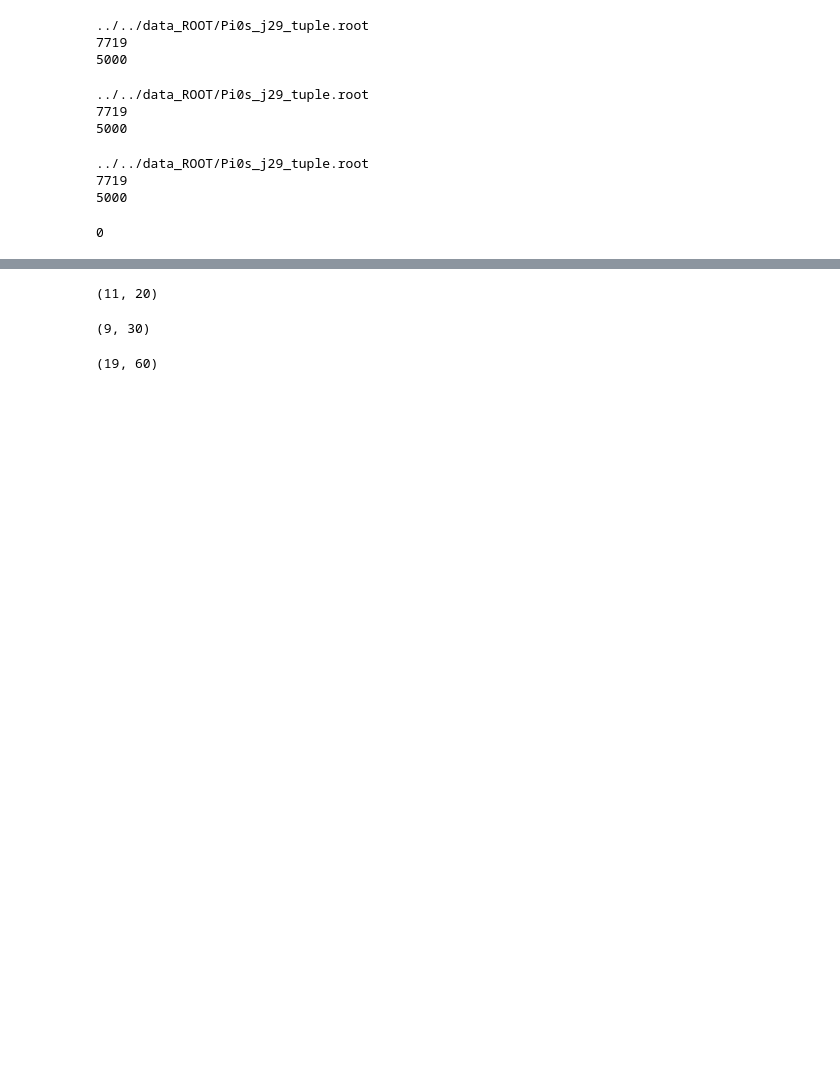
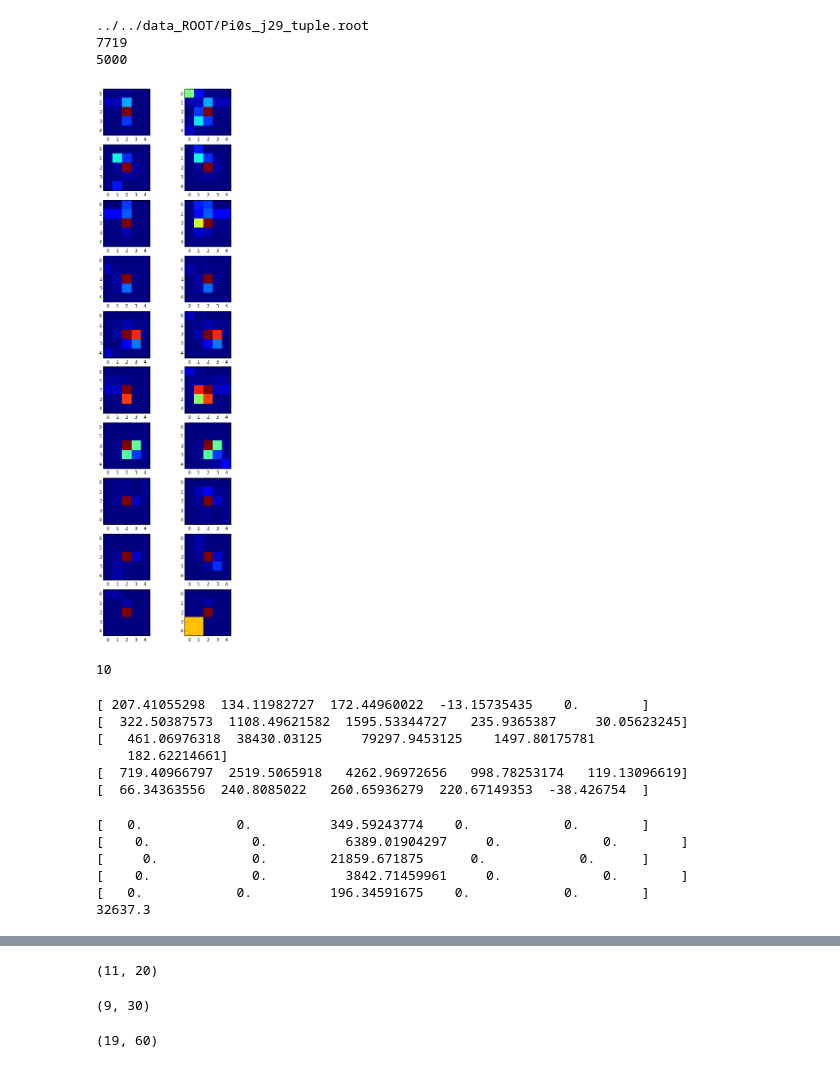
Before and after one commit to sayankotor/ecal_sep, a Jupyter notebook: utils/selecting_from_ROOT_with_hypo-new_select-Copy9(2).ipynb, the cells around one changed output, grey strips where cells are left out. Saved outputs shown, nothing was run; the diff lists cells and outputs as text; code cells hidden in the pictures; blank space fills up the shorter version.

```diff
--- a/utils/selecting_from_ROOT_with_hypo-new_select-Copy9(2).ipynb
+++ b/utils/selecting_from_ROOT_with_hypo-new_select-Copy9(2).ipynb
@@ -237,15 +256,13 @@ def make_sample_new(samples, area, is_photon, need_hypo):   #samples - list of r
             data = root_numpy.root2array(string_,
                                  treename='dumpEcal/BPi0Areas')
         space = areas[area]
+        print space.inner.top
         dataframe = pandas.DataFrame(root_numpy.root2array(string_, treename='dumpEcal/EcalDigis'))
         groups = dataframe.groupby(("eventID","area"))
         dataframe_ps = pandas.DataFrame(root_numpy.root2array(string_, treename='dumpEcal/PSDigis'))
         groups_ps = dataframe_ps.groupby(("eventID","area"))
         print len(data)
         for indd, elem in enumerate(data):
-            i += 1
-            if (i%5000 == 0):
-                print i
             a = np.array(elem[8]).reshape((1,5,5))
             b = np.array(elem[9]).reshape((1,5,5))
             id_ = elem[0]
@@ -263,6 +280,7 @@ def make_sample_new(samples, area, is_photon, need_hypo):   #samples - list of r
                 continue
 
             if(space.OverIn(elem[6], elem[7])): #in
+                #print "in", i
                 n_space = areas[area+1]
                 try:
                     dataframen = groups.get_group((id_,area+1))
@@ -271,9 +289,10 @@ def make_sample_new(samples, area, is_photon, need_hypo):   #samples - list of r
                     continue
                 answ = space.reconstr_param(elem[6], elem[7], 0)
                 for param in answ:
-                    a,b = reconstruct_new(param[0], param[1], param[2], param[3] ,space.outer, n_space.inner, a.reshape((5,5)), b.reshape((5,5)), dataframen,  dataframe1_psn)
+                    a,b = reconstruct_new(param[0], param[1], param[2], param[3] ,space.inner, n_space.outer, a.reshape((5,5)), b.reshape((5,5)), dataframen,  dataframe1_psn, 'inv')
 
             elif(space.OverOut(elem[6], elem[7])): #out
+                #print "out", elem[6], elem[7]
                 n_space = areas[area-1]
                 try:
                     dataframen = groups.get_group((id_,area-1))
@@ -283,8 +302,10 @@ def make_sample_new(samples, area, is_photon, need_hypo):   #samples - list of r
                 answ = space.reconstr_param(elem[6], elem[7], 1)
                 for param in answ:
                     a,b = reconstruct_new(param[0], param[1], param[2], param[3] ,space.outer, n_space.inner, a.reshape((5,5)), b.reshape((5,5)), dataframen,  dataframe1_psn)
-
             if (elem[1] > 2000 and photon > -99):
+                i += 1
+                if (i%5000 == 0):
+                    print i
                 hypo_list.append(photon)
                 square_X_5_All.append(np.concatenate((a.reshape((1,5,5)), b.reshape((1,5,5))), 0))
                 square_y.append(is_photon)
@@ -297,27 +324,3 @@ square_X_5_All1, hypo_list, square_y, energy_list = make_sample(["../../data_ROO
 ../../data_ROOT/Pi0s_j29_tuple.root
 7719
 5000
-# %%
-square_X_5_All3, hypo_list, square_y, energy_list = make_sample_new(["../../data_ROOT/Pi0s_j29_tuple.root"],1,0,1)
-# %% [output]
-../../data_ROOT/Pi0s_j29_tuple.root
-7719
-5000
-# %%
-square_X_5_All2, hypo_list, square_y, energy_list = make_sample_new(["../../data_ROOT/Pi0s_j29_tuple.root"],1,0,1)
-# %% [output]
-../../data_ROOT/Pi0s_j29_tuple.root
-7719
-5000
-# %%
-err = 0
-for ind in range(len(square_X_5_All2)):
-    if (np.sum(square_X_5_All2[ind][0])!=np.sum(square_X_5_All3[ind][0])):
-        err += 1
-        if (err < 10):
-            print square_X_5_All2[ind][0]
-            print square_X_5_All3[ind][0]
-            print " "
-print err
-# %% [output]
-0
@@ -323,0 +339,39 @@ print err
+# %%
+err = 0
+plt.figure(figsize = [6,22])
+i = 0
+for ind in range(len(square_X_5_All1)):
+    if (np.sum(square_X_5_All1[ind][0]) != np.sum(square_X_5_All2[ind][0]) and err < 10):
+        i = i + 1
+        plt.subplot(10, 2, i)
+        plt.imshow(square_X_5_All1[ind][0].reshape(5,5), interpolation = 'nearest')
+        i = i + 1
+        plt.subplot(10, 2, i)
+        plt.imshow(square_X_5_All2[ind][0].reshape(5,5), interpolation = 'nearest')
+        err += 1
+plt.show()
+print err
+# %% [output]
+[figure, added]
+10
+# %%
+for elem in square_X_5_All1[0][0]:
+    print elem
+# %% [output]
+[ 207.41055298  134.11982727  172.44960022  -13.15735435    0.        ]
+[  322.50387573  1108.49621582  1595.53344727   235.9365387     30.05623245]
+[   461.06976318  38430.03125     79297.9453125    1497.80175781
+    182.62214661]
+[  719.40966797  2519.5065918   4262.96972656   998.78253174   119.13096619]
+[  66.34363556  240.8085022   260.65936279  220.67149353  -38.426754  ]
+# %%
+for elem in square_X_5_All2[1][0]:
+    print elem
+print np.sum(square_X_5_All2[1][0])
+# %% [output]
+[   0.            0.          349.59243774    0.            0.        ]
+[    0.             0.          6389.01904297     0.             0.        ]
+[     0.            0.        21859.671875      0.            0.      ]
+[    0.             0.          3842.71459961     0.             0.        ]
+[   0.            0.          196.34591675    0.            0.        ]
+32637.3
```
Also changed, not shown: parts of 8 cells of this notebook.
